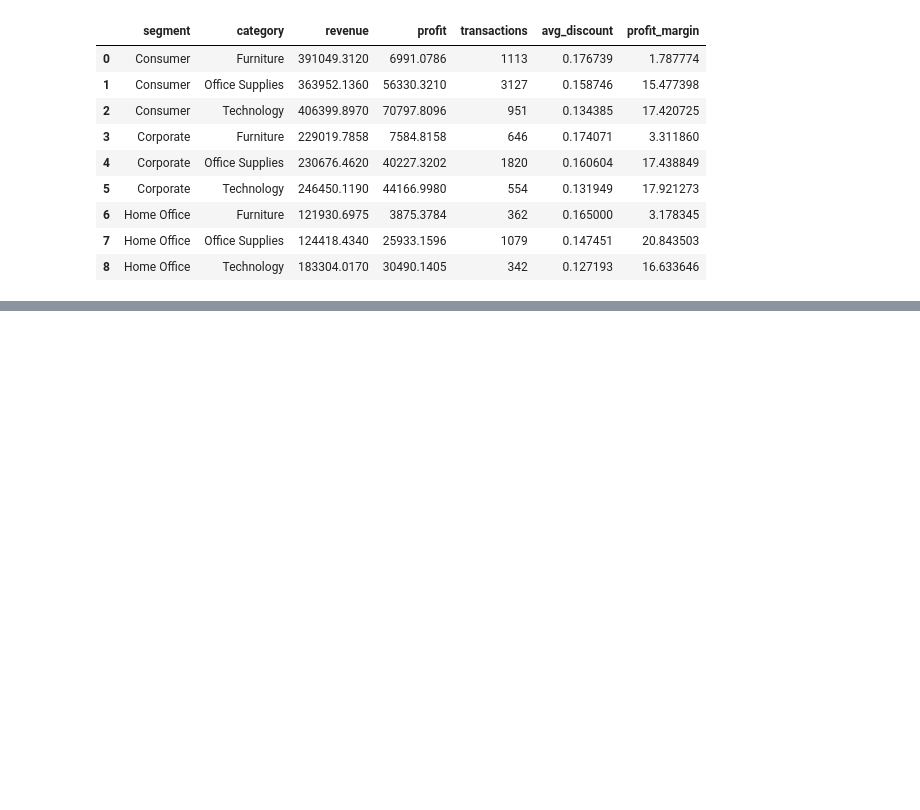
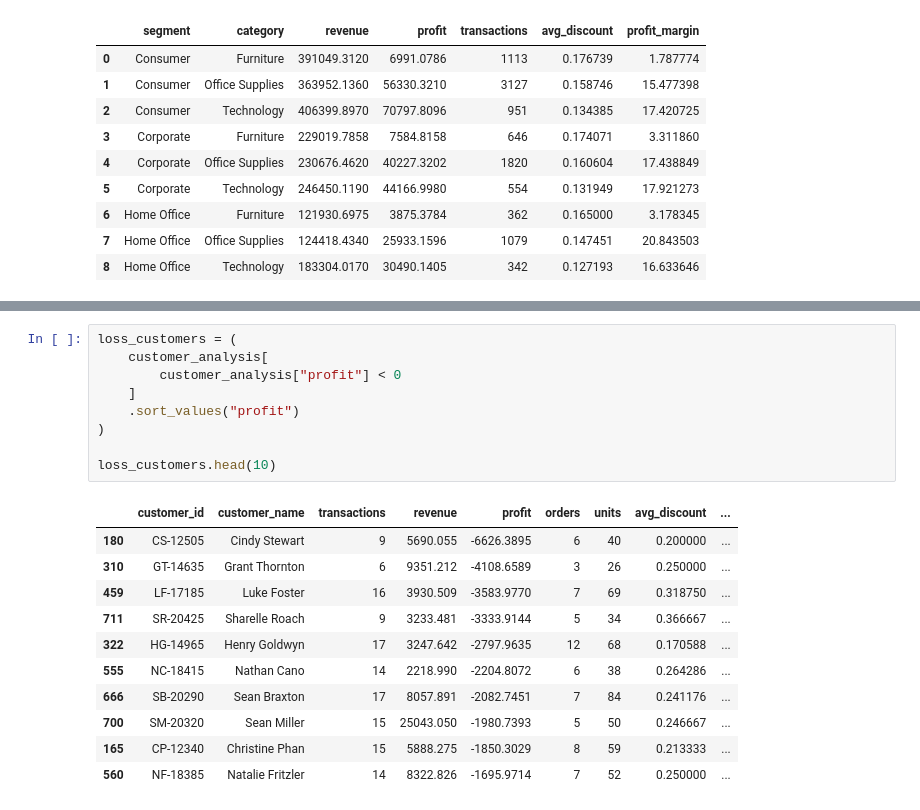
Before and after one commit to aniket492/CEO-Business-Analytics, a Jupyter notebook: notebooks/03_eda.ipynb, the cells around one changed output, grey strips where cells are left out. Cells and saved outputs as stored; diff of their text form; blank space fills up the shorter version.

```diff
--- a/notebooks/03_eda.ipynb
+++ b/notebooks/03_eda.ipynb
@@ -1115,0 +1203,21 @@ segment_category
+# %%
+loss_customers = (
+    customer_analysis[
+        customer_analysis["profit"] < 0
+    ]
+    .sort_values("profit")
+)
+
+loss_customers.head(10)
+# %% [output]
+|  | customer_id | customer_name | transactions | revenue | profit | orders | units | avg_discount | ... |
+| 180 | CS-12505 | Cindy Stewart | 9 | 5690.055 | -6626.3895 | 6 | 40 | 0.200000 | ... |
+| 310 | GT-14635 | Grant Thornton | 6 | 9351.212 | -4108.6589 | 3 | 26 | 0.250000 | ... |
+| 459 | LF-17185 | Luke Foster | 16 | 3930.509 | -3583.9770 | 7 | 69 | 0.318750 | ... |
+| 711 | SR-20425 | Sharelle Roach | 9 | 3233.481 | -3333.9144 | 5 | 34 | 0.366667 | ... |
+| 322 | HG-14965 | Henry Goldwyn | 17 | 3247.642 | -2797.9635 | 12 | 68 | 0.170588 | ... |
+| 555 | NC-18415 | Nathan Cano | 14 | 2218.990 | -2204.8072 | 6 | 38 | 0.264286 | ... |
+| 666 | SB-20290 | Sean Braxton | 17 | 8057.891 | -2082.7451 | 7 | 84 | 0.241176 | ... |
+| 700 | SM-20320 | Sean Miller | 15 | 25043.050 | -1980.7393 | 5 | 50 | 0.246667 | ... |
+| 165 | CP-12340 | Christine Phan | 15 | 5888.275 | -1850.3029 | 8 | 59 | 0.213333 | ... |
+| 560 | NF-18385 | Natalie Fritzler | 14 | 8322.826 | -1695.9714 | 7 | 52 | 0.250000 | ... |
```
Also changed, not shown: parts of 10 cells of this notebook, 1 other file.
